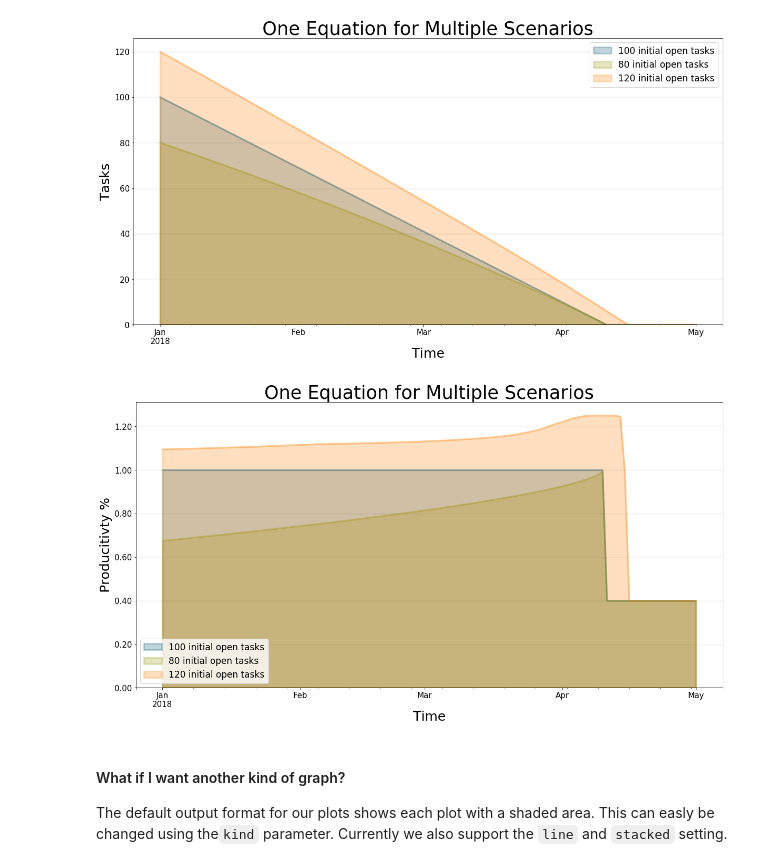
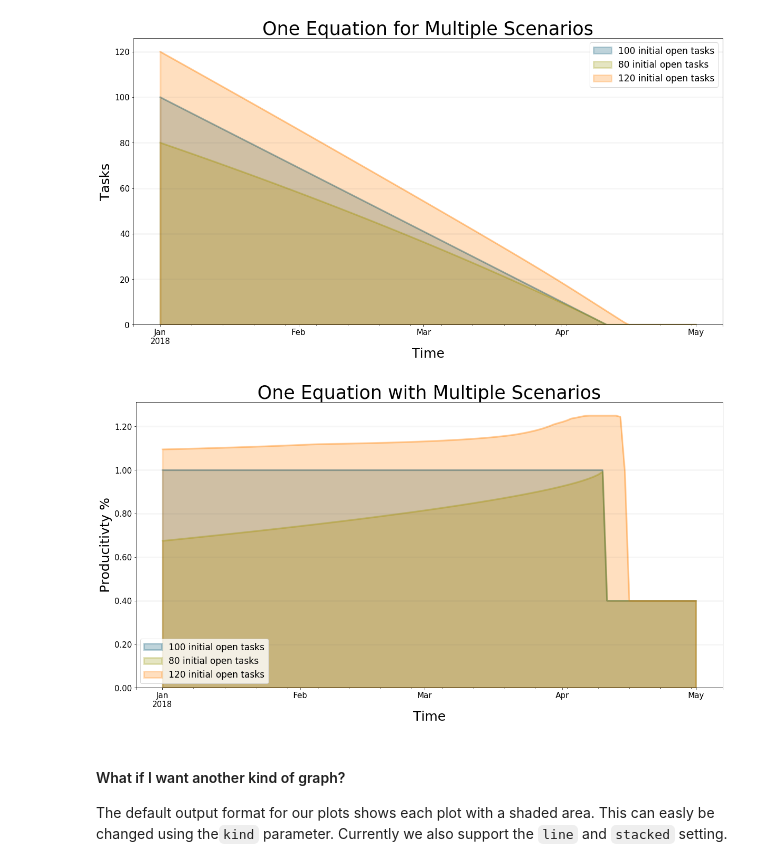
Before and after one commit to transentis/bptk_py_tutorial, a Jupyter notebook: bptk_py_introduction.ipynb, the cells around one changed output. Saved outputs shown, nothing was run; the diff lists cells and outputs as text; code cells hidden in the pictures.

```diff
--- a/bptk_py_introduction.ipynb
+++ b/bptk_py_introduction.ipynb
@@ -260,21 +260,21 @@ bptk.plot_scenarios(
 # %%
 bptk.plot_scenarios(
     scenario_managers=["smSimpleProjectManagement"],
-    scenarios=["scenario80","scenario100","scenario120"],
-    equations=["productivity"],
-    title="One Equation for Multiple Scenarios",
+    scenarios="scenario80,scenario100,scenario120",
+    equations="productivity",
+    title="One Equation with Multiple Scenarios",
      freq="D",
     start_date="1/1/2018",
     x_label="Time",
     y_label="Producitivty %",
     series_names={
         "smSimpleProjectManagement_scenario80_productivity":"80 initial open tasks",
         "smSimpleProjectManagement_scenario100_productivity":"100 initial open tasks",
         "smSimpleProjectManagement_scenario120_productivity":"120 initial open tasks"
     }
 )
 # %% [output]
-[figure, old version]
+[figure, new version]
 # %% [markdown]
 #### What if I want another kind of graph?
 
```
Also changed, not shown: parts of 6 cells of this notebook.
